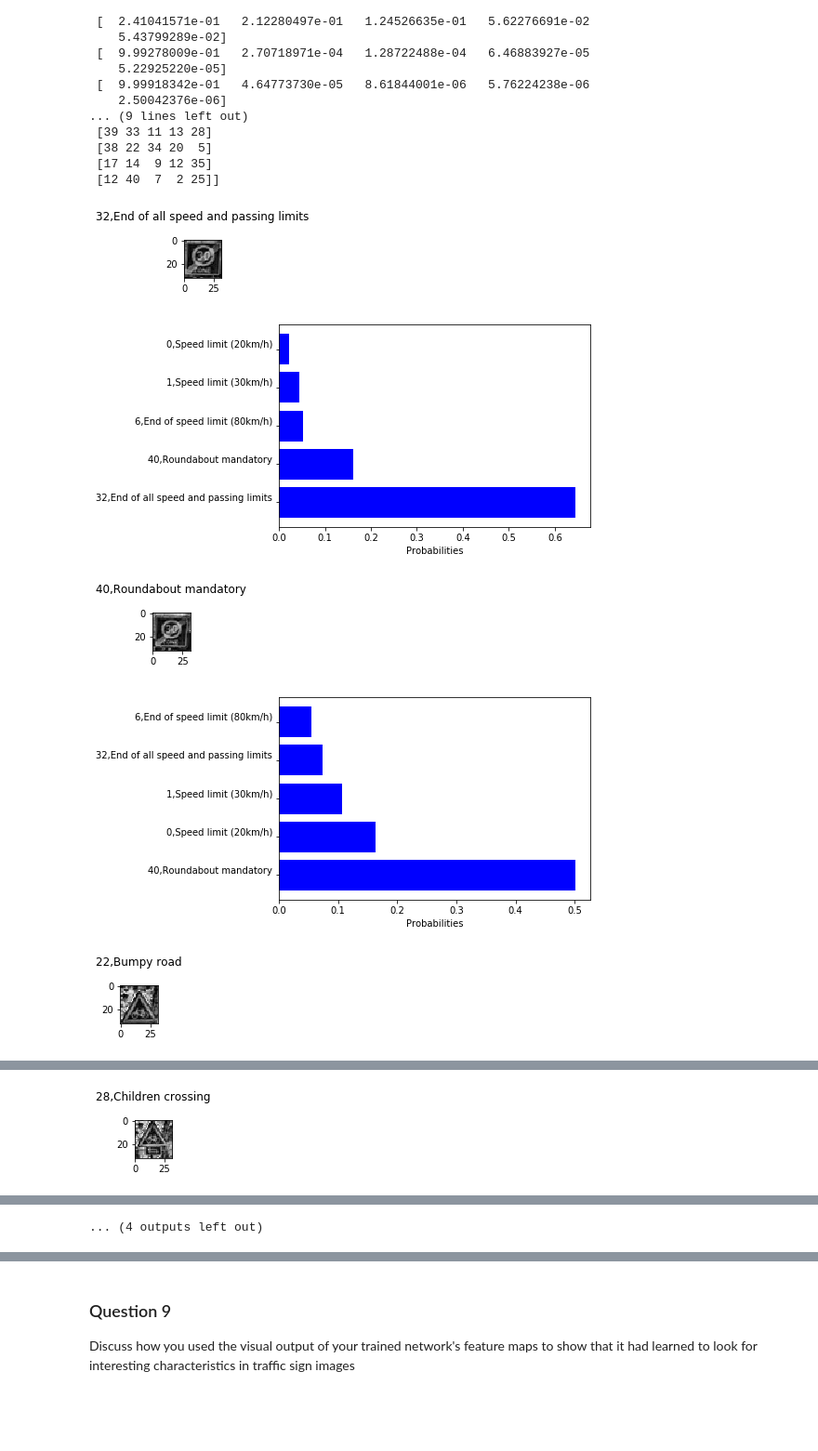
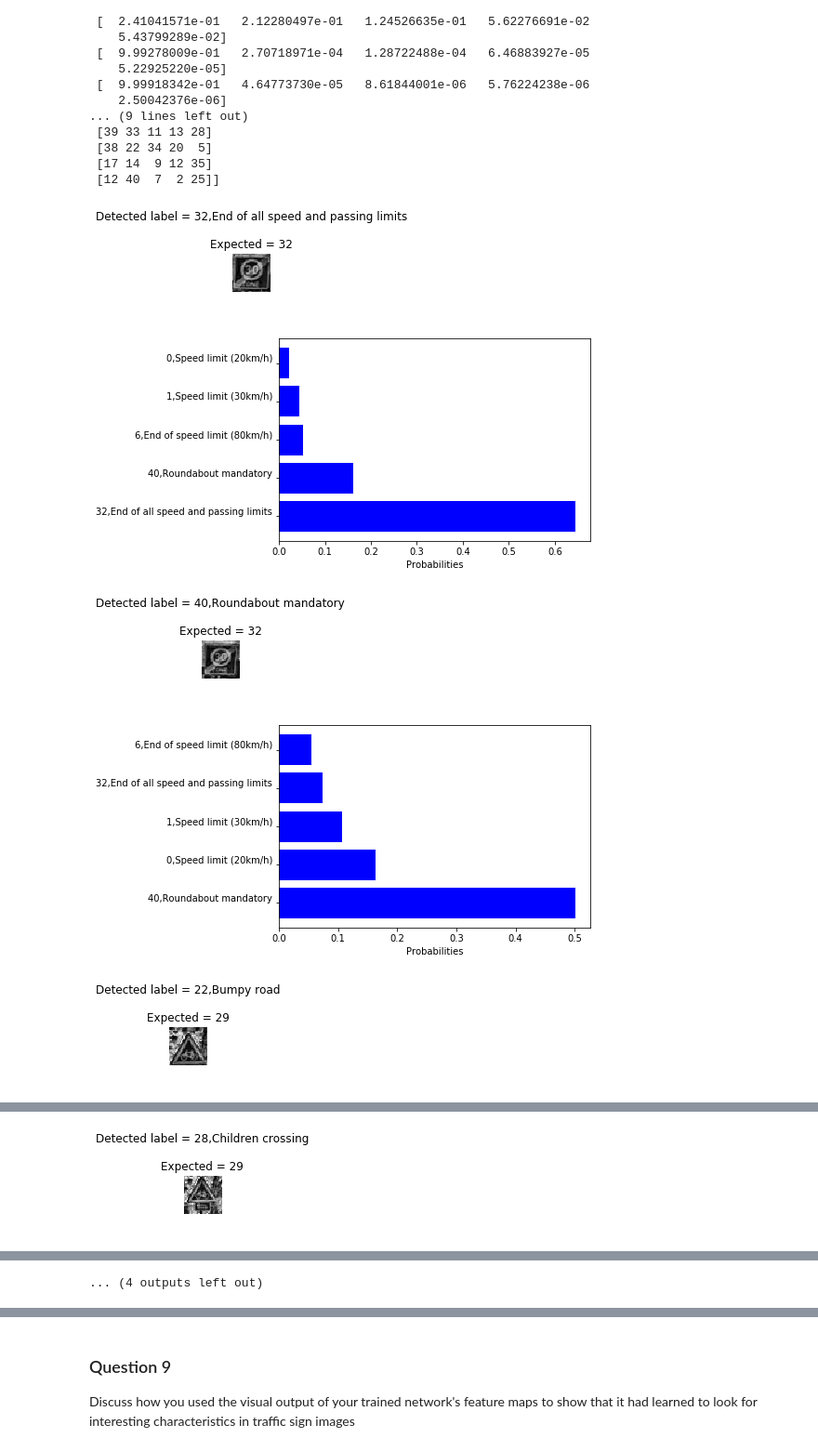
Before and after one commit to umangsa/CarND-Traffic-Sign-classification, a Jupyter notebook: Traffic_Sign_Classifier.ipynb, the cells around one changed output, grey strips where cells are left out. Shown at 93% size. Drawn from its saved outputs; the diff is of its cells as text; code cells hidden in the pictures; blank space fills up the shorter version.

Commit message:
Minor modifications to code organization. Added comments. Got the visualizations for activations working

```diff
--- a/Traffic_Sign_Classifier.ipynb
+++ b/Traffic_Sign_Classifier.ipynb
@@ -186,21 +201,33 @@ Use the code cell (or multiple code cells, if necessary) to implement the first
 # %%
 # Preprocess the data here. Preprocessing steps could include normalization, converting to grayscale, etc.
 # Feel free to use as many code cells as needed.
+
 from sklearn.utils import shuffle
 import cv2
 
 
 def pre_process_images(images):
-    #images = (images/255.).astype(np.float32)
     processed_images = []
     for image in images:
+
+        '''
+        Several images are very dark and have poor contrast
+        Improve the contrast by applying a CLAHE transform
+        '''
         image = cv2.cvtColor(image, cv2.COLOR_RGB2GRAY)
         clahe = cv2.createCLAHE(clipLimit=2.0, tileGridSize=(5, 5))
         image = clahe.apply(image)
-        #image = normalize(image)
-        #image = image.reshape(32,32,1)
+
+        '''
+        convert back to RGB Grayscale. We get back 3 channels,
+        however color information is lost
+        '''
         image = cv2.cvtColor(image, cv2.COLOR_GRAY2RGB)
+
+        # Normalize the image so that all pixels range between -1 to 1
         image = (image - 128.) / 128.
+
         processed_images.append(image)
 
+    # return the modified image array that would be used for further processing
     return processed_images
@@ -549,7 +630,7 @@ cross_entropy = tf.nn.softmax_cross_entropy_with_logits(
 # Add L2 regularization to reduce overfitting
 vars = tf.trainable_variables()
 lossL2 = tf.add_n([tf.nn.l2_loss(v)
-                   for v in vars if 'bias' not in v.name]) * 0.001
+                   for v in vars if 'bias' not in v.name]) * alpha
 
 loss_operation = tf.reduce_mean(cross_entropy + lossL2)
 optimizer = tf.train.AdamOptimizer(learning_rate=rate)
@@ -584,9 +666,6 @@ sets imply underfitting. A high accuracy on the training set but low accuracy on
 # Once a final model architecture is selected,
 # the accuracy on the test set should be calculated and reported as well.
 # Feel free to use as many code cells as needed.
-
-EPOCHS = 15
-BATCH_SIZE = 128
 
 if train_network:
     with tf.Session(config=tf.ConfigProto(log_device_placement=True)) as sess:
@@ -602,6 +681,12 @@ if train_network:
                 end = offset + BATCH_SIZE
                 batch_x, batch_y = X_train[offset:end], y_train[offset:end]
 
+                '''
+                Good opportunity to process images here. This will enable the network to
+                see larger variations of data and hence generalize better
+
+                Disabled for now
+                '''
                 #batch_x = sess.run(modified_batch, feed_dict={x: batch_x})
                 sess.run(training_operation, feed_dict={
                          x: batch_x, y: batch_y, keep_prob: 0.75})
@@ -793,30 +880,33 @@ with tf.Session() as sess:
  [17 14  9 12 35]
  [12 40  7  2 25]]
 # %%
+# Plot the bar chart of the top 5 detections for each image
+
 for i in range(len(images)):
     x_pos = np.arange(len(classes[i]))
 
     sign_labels = []
     for lbl in classes[i]:
         sign_labels.append(linecache.getline("signnames.csv", lbl + 2))
 
     fig, ax = plt.subplots(figsize=(0.75, 0.75))
     plt.imshow((images[i] * 128. + 128.))
-
-    plt.title(sign_labels[0])
+    plt.axis('off')
+    plt.title("Detected label = {}\nExpected = {}".format(
+        sign_labels[0], expected_signs[i]))
     plt.show()
 
     plt.barh(x_pos, probabilities[i],  align='center', color='b')
     # add some text for labels, title and axes ticks
     plt.xlabel('Probabilities')
     plt.yticks(x_pos, sign_labels)
     plt.show()
 # %% [output]
-[figure, old version]
+[figure, new version]
 [figure]
-[figure, old version]
+[figure, new version]
 [figure]
-[figure, old version]
+[figure, new version]
 [figure]
-[figure, old version]
+[figure, new version]
 [figure]
```
Also changed, not shown: parts of 26 cells of this notebook, 1 other file.
